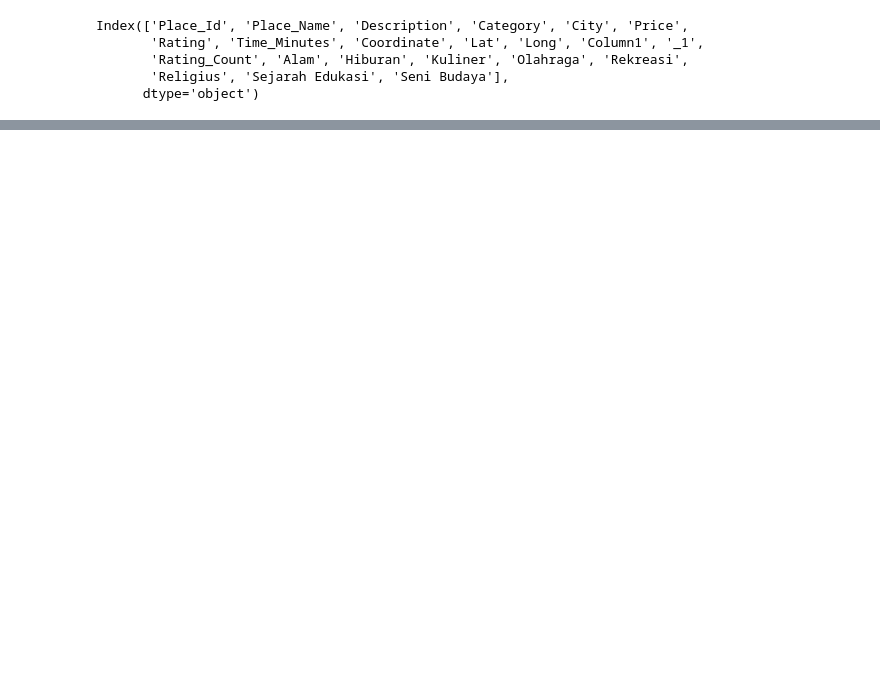
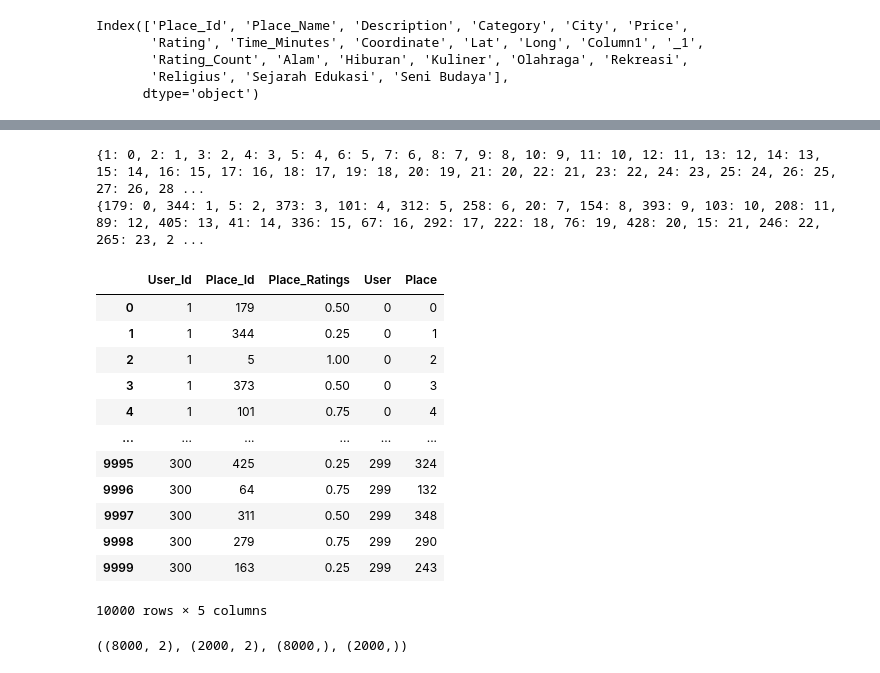
Before and after one commit to mausneg/DestiMate, a Jupyter notebook: Model/Category Model/model.ipynb, the cells around one changed output, grey strips where cells are left out. Cells and saved outputs as stored; diff of their text form; code cells hidden in the pictures; blank space fills up the shorter version.

```diff
--- a/Model/Category Model/model.ipynb
+++ b/Model/Category Model/model.ipynb
@@ -16,0 +8,4 @@ df_item.head()
+# %%
+df_tourism_rating = pd.read_csv('../../Dataset/Tourism Rating/raw/tourism_rating.csv')
+df_tourism  = pd.read_csv('../../Dataset/Tourism/tourism_encoded.csv')
+df_user = pd.read_csv('../../Dataset/User/raw/user.csv')
@@ -127,0 +69,3 @@ model.evaluate([user_test, item_test], tf.ones_like(user_test))
+# %%
+df_collaborative = df_tourism_rating.copy()
+df_collaborative
@@ -127,0 +86,34 @@ model.evaluate([user_test, item_test], tf.ones_like(user_test))
+# %%
+user_id = df_collaborative['User_Id'].unique().tolist()
+user_id_encoded = {value: index for index, value in enumerate(user_id)}
+print(user_id_encoded)
+
+place_id = df_collaborative['Place_Id'].unique().tolist()
+place_id_encoded = {value: index for index, value in enumerate(place_id)}
+print(place_id_encoded)
+# %% [output]
+{1: 0, 2: 1, 3: 2, 4: 3, 5: 4, 6: 5, 7: 6, 8: 7, 9: 8, 10: 9, 11: 10, 12: 11, 13: 12, 14: 13, 15: 14, 16: 15, 17: 16, 18: 17, 19: 18, 20: 19, 21: 20, 22: 21, 23: 22, 24: 23, 25: 24, 26: 25, 27: 26, 28 ...
+{179: 0, 344: 1, 5: 2, 373: 3, 101: 4, 312: 5, 258: 6, 20: 7, 154: 8, 393: 9, 103: 10, 208: 11, 89: 12, 405: 13, 41: 14, 336: 15, 67: 16, 292: 17, 222: 18, 76: 19, 428: 20, 15: 21, 246: 22, 265: 23, 2 ...
+# %%
+scaler = MinMaxScaler()
+place_ratings = df_collaborative['Place_Ratings'].tolist()
+place_ratings_scaled = scaler.fit_transform(np.array(place_ratings).reshape(-1, 1))
+df_collaborative['Place_Ratings'] = place_ratings_scaled
+# %%
+df_collaborative['User'] = df_collaborative['User_Id'].map(user_id_encoded)
+df_collaborative['Place'] = df_collaborative['Place_Id'].map(place_id_encoded)
+df_collaborative
+# %% [output]
+|  | User_Id | Place_Id | Place_Ratings | User | Place |
+| 0 | 1 | 179 | 0.50 | 0 | 0 |
+| 1 | 1 | 344 | 0.25 | 0 | 1 |
+| 2 | 1 | 5 | 1.00 | 0 | 2 |
+| 3 | 1 | 373 | 0.50 | 0 | 3 |
+| 4 | 1 | 101 | 0.75 | 0 | 4 |
+| ... | ... | ... | ... | ... | ... |
+| 9995 | 300 | 425 | 0.25 | 299 | 324 |
+| 9996 | 300 | 64 | 0.75 | 299 | 132 |
+| 9997 | 300 | 311 | 0.50 | 299 | 348 |
+| 9998 | 300 | 279 | 0.75 | 299 | 290 |
+| 9999 | 300 | 163 | 0.25 | 299 | 243 |
+10000 rows × 5 columns
@@ -127,0 +122,4 @@ model.evaluate([user_test, item_test], tf.ones_like(user_test))
+# %%
+x_train.shape, x_test.shape, y_train.shape, y_test.shape
+# %% [output]
+((8000, 2), (2000, 2), (8000,), (2000,))
```
Also changed, not shown: parts of 25 cells of this notebook, 6 other files.
